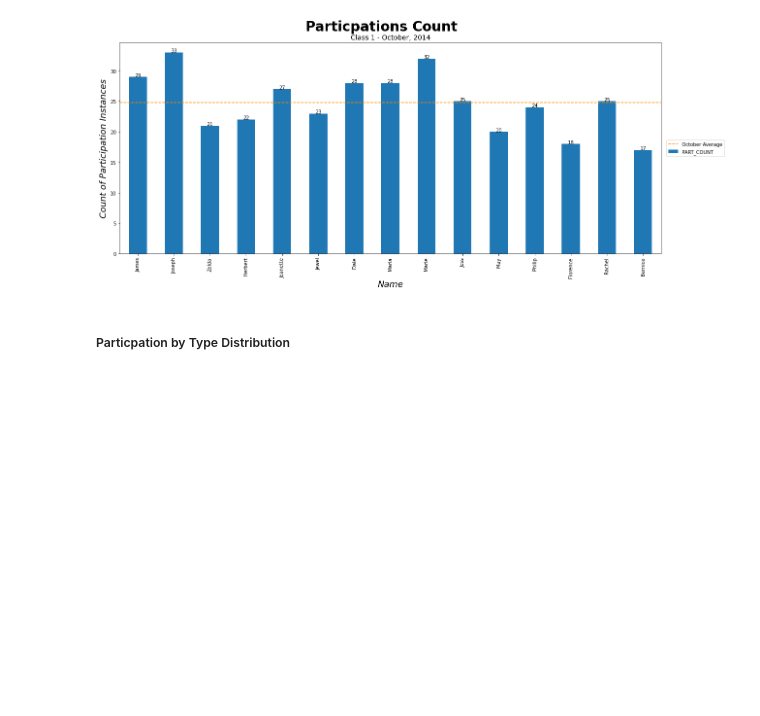
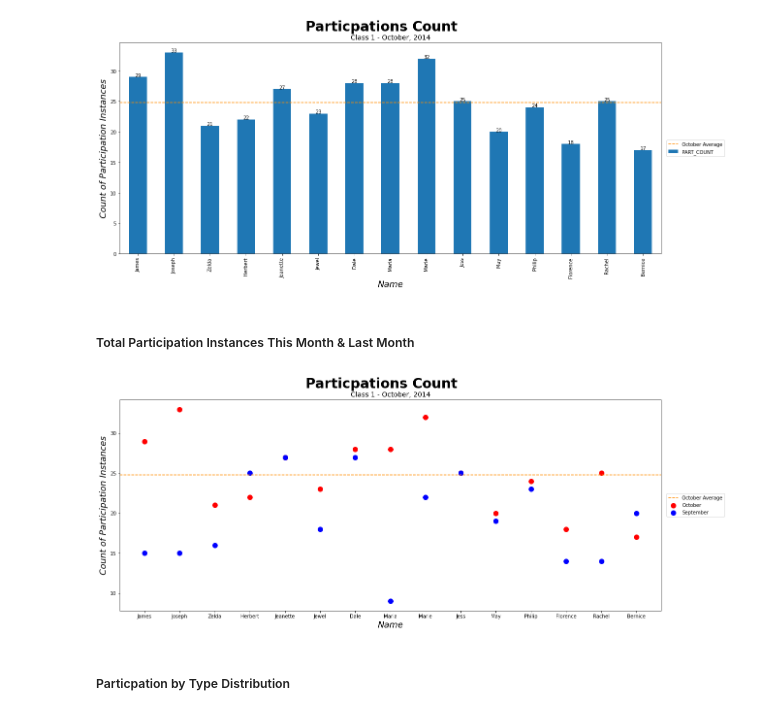
Before and after one commit to mikitz/china-students, a Jupyter notebook: (Teacher) Class Reports.ipynb, the cells around one changed output. Cells and saved outputs as stored; diff of their text form; code cells hidden in the pictures; blank space fills up the shorter version.

Commit message:
completed 3 more plots and updated README

```diff
--- a/(Teacher) Class Reports.ipynb
+++ b/(Teacher) Class Reports.ipynb
@@ -53,6 +67,8 @@ tiYear = 2014
 tiMonth = 10
 # Get the month name from its number
 oMonth = datetime.date(tiYear, tiMonth, 1).strftime('%B')
+# Get previous month name
+oMonthLast = datetime.date(tiYear, tiMonth - 1, 1).strftime('%B')
 # Get the number of students in this class
 oNumberStudents = students[students['CLASS_ID'] == tiClassID].shape[0]
 # %% [markdown]
@@ -272,20 +297,36 @@ No students were absent in October, 2014
 # %%
 # Merge the student's name with the participation DF
 dfParticipationDate = pd.merge(dfParticipationDate, dfStudents[['STUDENT_ID', 'STUDENT_NAME_ENGLISH']], on = 'STUDENT_ID')
+dfParticipationDateMinus1 = pd.merge(dfParticipationDateMinus1, dfStudents[['STUDENT_ID', 'STUDENT_NAME_ENGLISH']], on = 'STUDENT_ID')
 # Group by participation type and student ID
 dfParticipationDateType = dfParticipationDate.groupby(['STUDENT_ID', 'PARTICIPATION_TYPE'])['PARTICIPATION_TYPE'].count()
 dfParticipationDateType = pd.DataFrame(dfParticipationDateType)
 dfParticipationDateType = dfParticipationDateType.rename(columns = {'STUDENT_ID': 'STUDENT_ID', 'PARTICIPATION_TYPE':'PARTICIPATION_TYPE', 'PARTICIPATION_TYPE':'PART_TYPE_COUNT'})
+
+dfParticipationDateTypeMinus1 = dfParticipationDateMinus1.groupby(['STUDENT_ID', 'PARTICIPATION_TYPE'])['PARTICIPATION_TYPE'].count()
+dfParticipationDateTypeMinus1 = pd.DataFrame(dfParticipationDateTypeMinus1)
+dfParticipationDateTypeMinus1 = dfParticipationDateTypeMinus1.rename(columns = {'STUDENT_ID': 'STUDENT_ID', 'PARTICIPATION_TYPE':'PARTICIPATION_TYPE', 'PARTICIPATION_TYPE':'PART_TYPE_COUNT'})
 # Create a pivot table of the same group by
 dfParticipationDateTypePivot = dfParticipationDate.pivot_table(index = 'STUDENT_ID', columns = 'PARTICIPATION_TYPE', values = 'CLASS_ID', aggfunc = 'count')
+
+
+dfParticipationDateTypePivotMinus1 = dfParticipationDateMinus1.pivot_table(index = 'STUDENT_ID', columns = 'PARTICIPATION_TYPE', values = 'CLASS_ID', aggfunc = 'count')
 # Merge it with student names
 dfParticipationDateTypePivot = pd.merge(dfParticipationDateTypePivot, dfStudents[['STUDENT_ID', 'STUDENT_NAME_ENGLISH']], on = 'STUDENT_ID')
+
+dfParticipationDateTypePivotMinus1 = pd.merge(dfParticipationDateTypePivotMinus1, dfStudents[['STUDENT_ID', 'STUDENT_NAME_ENGLISH']], on = 'STUDENT_ID')
 # Group by student ID and count them to get the total number of participation instances per student
 dfParticipationDateCount = dfParticipationDate.groupby(['STUDENT_ID'])['STUDENT_ID'].count()
 dfParticipationDateCount = pd.DataFrame(dfParticipationDateCount)
 dfParticipationDateCount = dfParticipationDateCount.rename(columns = {'STUDENT_ID': 'STUDENT_ID', 'STUDENT_ID':'PART_COUNT'})
+
+dfParticipationDateCountMinus1 = dfParticipationDateMinus1.groupby(['STUDENT_ID'])['STUDENT_ID'].count()
+dfParticipationDateCountMinus1 = pd.DataFrame(dfParticipationDateCountMinus1)
+dfParticipationDateCountMinus1 = dfParticipationDateCountMinus1.rename(columns = {'STUDENT_ID': 'STUDENT_ID', 'STUDENT_ID':'PART_COUNT'})
 # Merge the part count DF with student names
 dfParticipationDateCount = pd.merge(dfParticipationDateCount, dfStudents[['STUDENT_ID', 'STUDENT_NAME_ENGLISH']], on = 'STUDENT_ID')
+
+dfParticipationDateCountMinus1 = pd.merge(dfParticipationDateCountMinus1, dfStudents[['STUDENT_ID', 'STUDENT_NAME_ENGLISH']], on = 'STUDENT_ID')
 # %%
 # Create new DF from students and participation
 value_counts = dfParticipationDate['STUDENT_ID'].value_counts()
@@ -371,6 +459,28 @@ ax.set_ylabel("Count of Participation Instances", size = 18, style="italic")
 fShowValuesOnBars(ax, 0)
 # %% [output]
 [figure]
+# %% [markdown]
+##### Total Participation Instances This Month & Last Month
+# %%
+# Plot it
+ax = dfParticipationDateCount.plot.scatter(x = 'STUDENT_NAME_ENGLISH', y = 'PART_COUNT', figsize = (20, 8), c = 'red', label = "{}".format(oMonth), s = 100)
+dfParticipationDateCountMinus1.plot.scatter(x = 'STUDENT_NAME_ENGLISH', y = 'PART_COUNT', figsize = (20, 8), ax = ax, c = 'blue', label = "{}".format(oMonthLast), s = 100)
+# Calculate the average
+oAverage = dfParticipationDateType['PART_TYPE_COUNT'].sum() / oNumberStudents
+# Plot the class average
+plt.axhline(y = oAverage, color = 'darkorange', linestyle = 'dashed', label = '{} Average'.format(oMonth))
+# Set up the legend
+plt.legend(bbox_to_anchor=(1.01, 0.5), loc='center left', borderaxespad=0)
+# Format the graph
+tSubtitle = 'Class {} - {}, {}'.format(tiClassID, oMonth, tiYear)
+plt.suptitle("Particpations Count", size = 28, fontweight = "bold", y = 0.96, ha = 'center')
+ax.set_title(tSubtitle, size = 14, ha = 'center')
+ax.set_xlabel("Name", size = 18, style="italic")
+ax.set_ylabel("Count of Participation Instances", size = 18, style="italic")
+# Add labels
+fShowValuesOnBars(ax, 0)
+# %% [output]
+[figure, added]
 # %% [markdown]
 ##### Particpation by Type Distribution
 # %%
```
Also changed, not shown: parts of 12 cells of this notebook, 1 other file.
